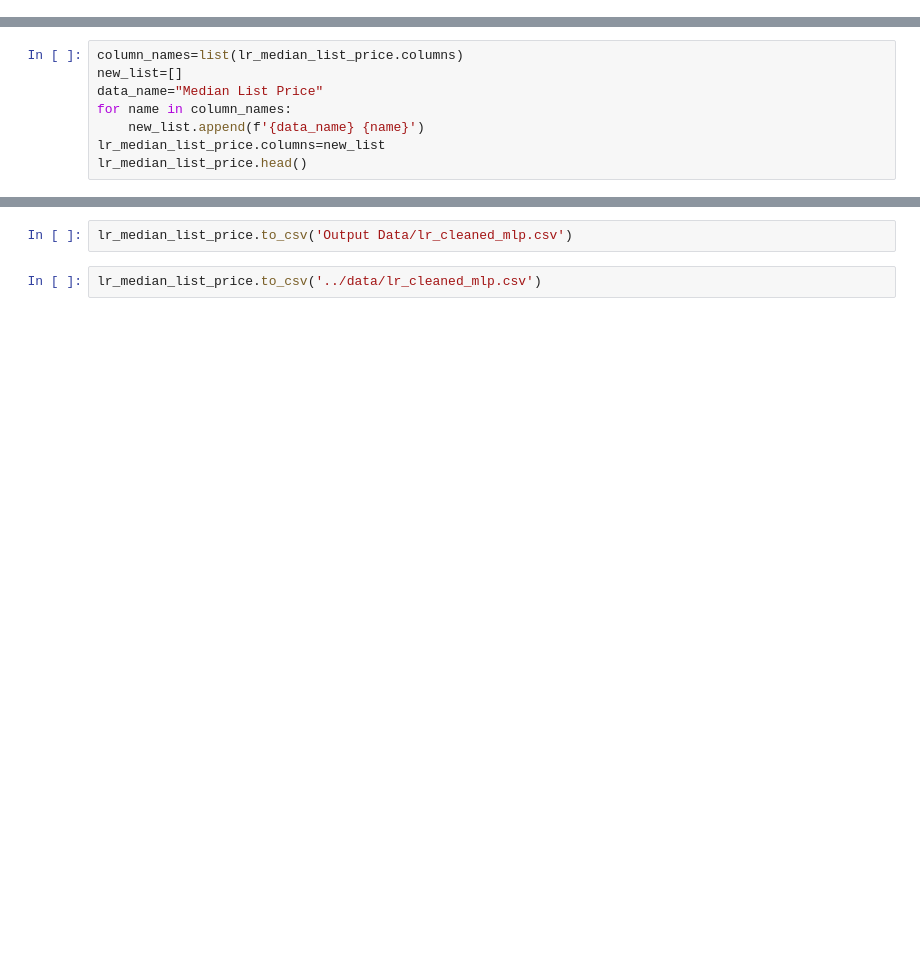
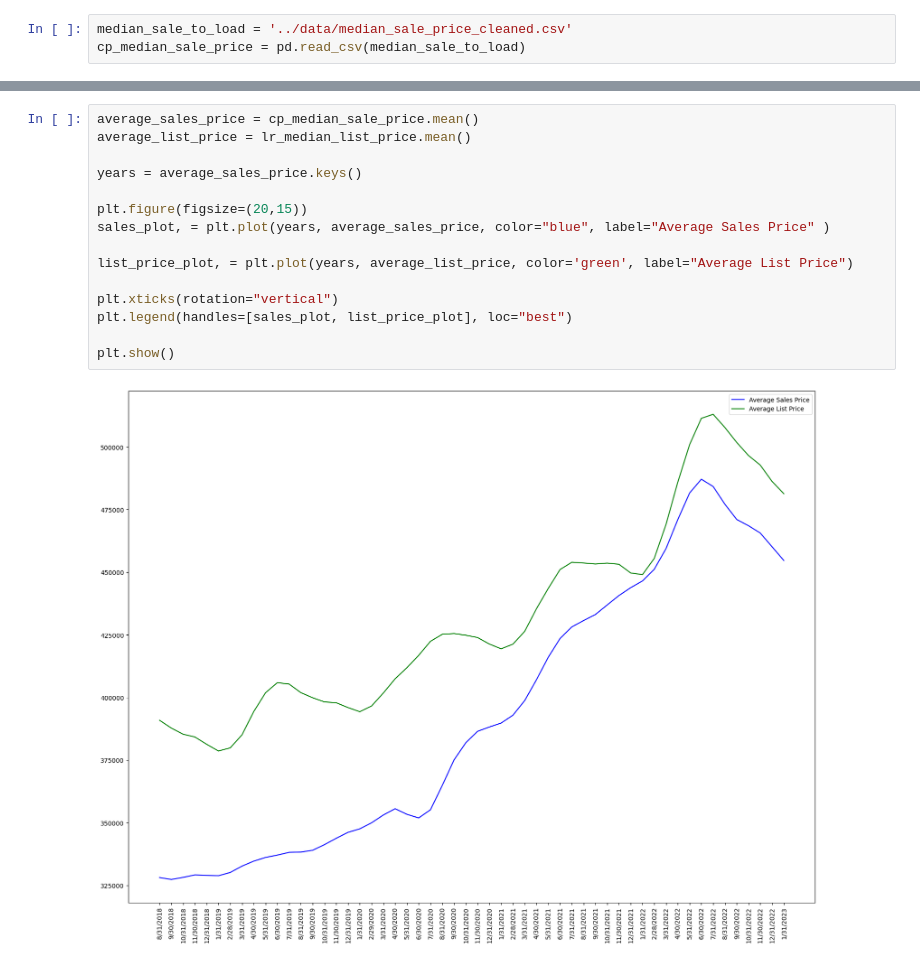
Before and after one commit to ceramicbull/Project-1-Repo, a Jupyter notebook: leighas_analysis/Project_One.ipynb, the cells around one changed output, grey strips where cells are left out. Cells and saved outputs as stored; diff of their text form; blank space fills up the shorter version.

```diff
--- a/leighas_analysis/Project_One.ipynb
+++ b/leighas_analysis/Project_One.ipynb
@@ -5,0 +46,3 @@ lr_median_list_price = pd.read_csv(median_data_to_load)
+# %%
+median_sale_to_load = '../data/median_sale_price_cleaned.csv'
+cp_median_sale_price = pd.read_csv(median_sale_to_load)
@@ -42,8 +98,0 @@ lr_median_list_price
-# %%
-column_names=list(lr_median_list_price.columns)
-new_list=[]
-data_name="Median List Price"
-for name in column_names:
-    new_list.append(f'{data_name} {name}')
-lr_median_list_price.columns=new_list
-lr_median_list_price.head()
@@ -58,4 +99,17 @@ lr_median_list_price.head()
-# %%
-lr_median_list_price.to_csv('Output Data/lr_cleaned_mlp.csv')
-# %%
-lr_median_list_price.to_csv('../data/lr_cleaned_mlp.csv')
+# %%
+average_sales_price = cp_median_sale_price.mean()
+average_list_price = lr_median_list_price.mean()
+
+years = average_sales_price.keys()
+
+plt.figure(figsize=(20,15))
+sales_plot, = plt.plot(years, average_sales_price, color="blue", label="Average Sales Price" )
+
+list_price_plot, = plt.plot(years, average_list_price, color='green', label="Average List Price")
+
+plt.xticks(rotation="vertical")
+plt.legend(handles=[sales_plot, list_price_plot], loc="best")
+
+plt.show()
+# %% [output]
+[figure, added]
```
Also changed, not shown: parts of 16 cells of this notebook, 2 other files.
